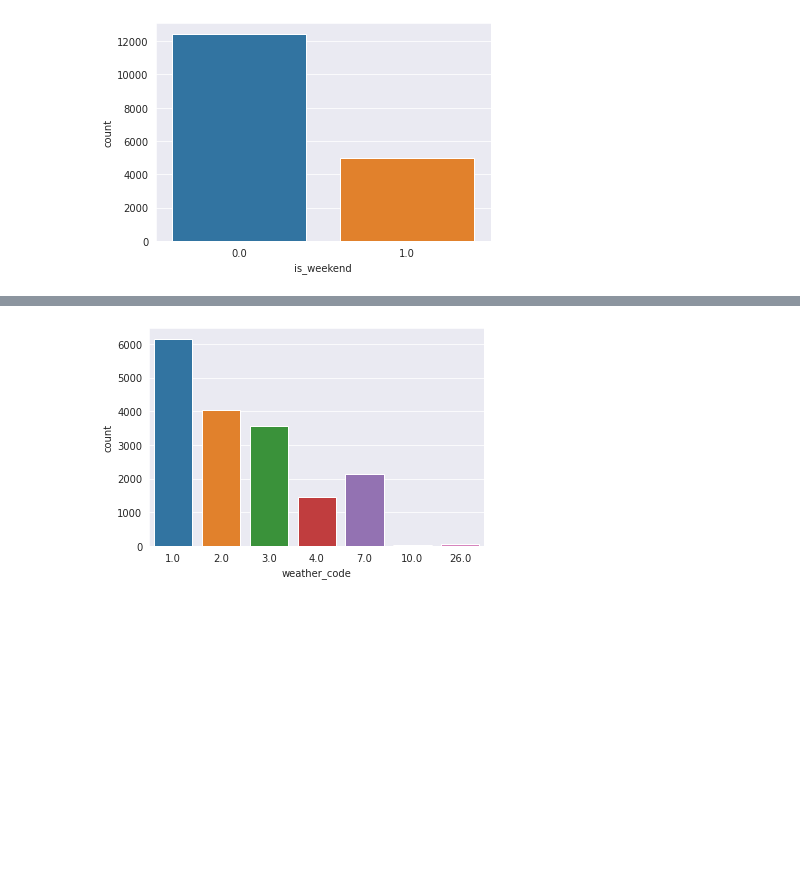
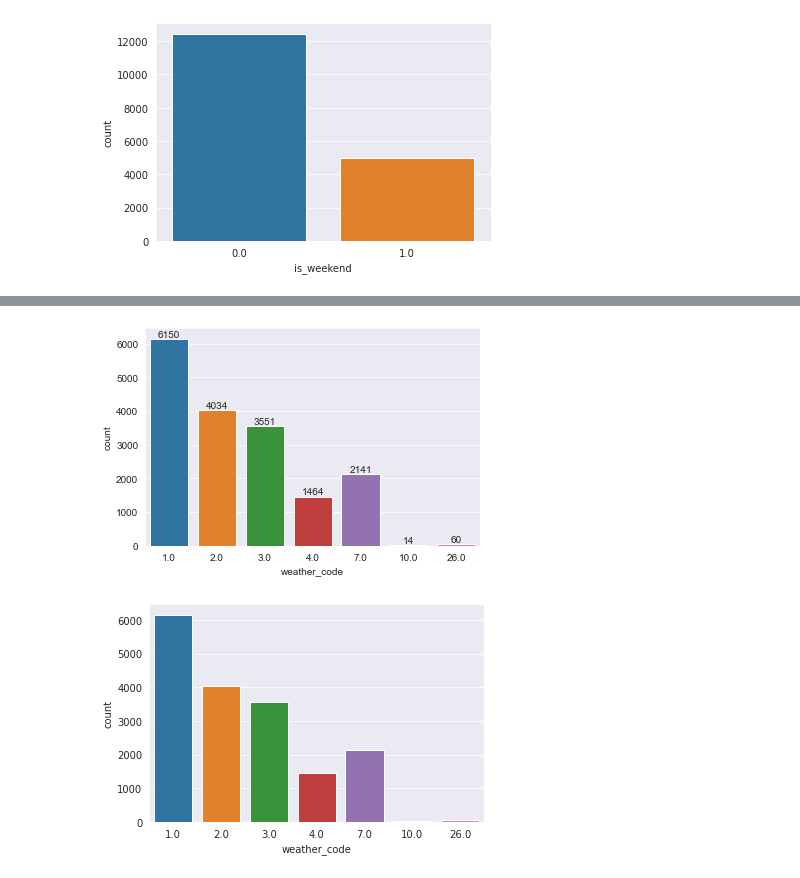
Before and after one commit to mehmetfatihdata/demo_repo, a Jupyter notebook: Assigments/Assigment-5.ipynb, the cells around one changed output, grey strips where cells are left out. Cells and saved outputs as stored; diff of their text form; code cells hidden in the pictures; blank space fills up the shorter version.

```diff
--- a/Assigments/Assigment-5.ipynb
+++ b/Assigments/Assigment-5.ipynb
@@ -151,3 +154,10 @@ sns.countplot(data= df, x = 'weather_code');
+# %%
+sns.countplot(data = df, x = "weather_code");
+code = df.weather_code.value_counts().sort_index()
+for index, value in enumerate(code):
+    plt.text(index, value, str(value), ha="center", va="bottom")
+# %% [output]
+[figure, added]
 # %%
 # weather_code
 # %% [output]
```
Also changed, not shown: parts of 34 cells of this notebook.
